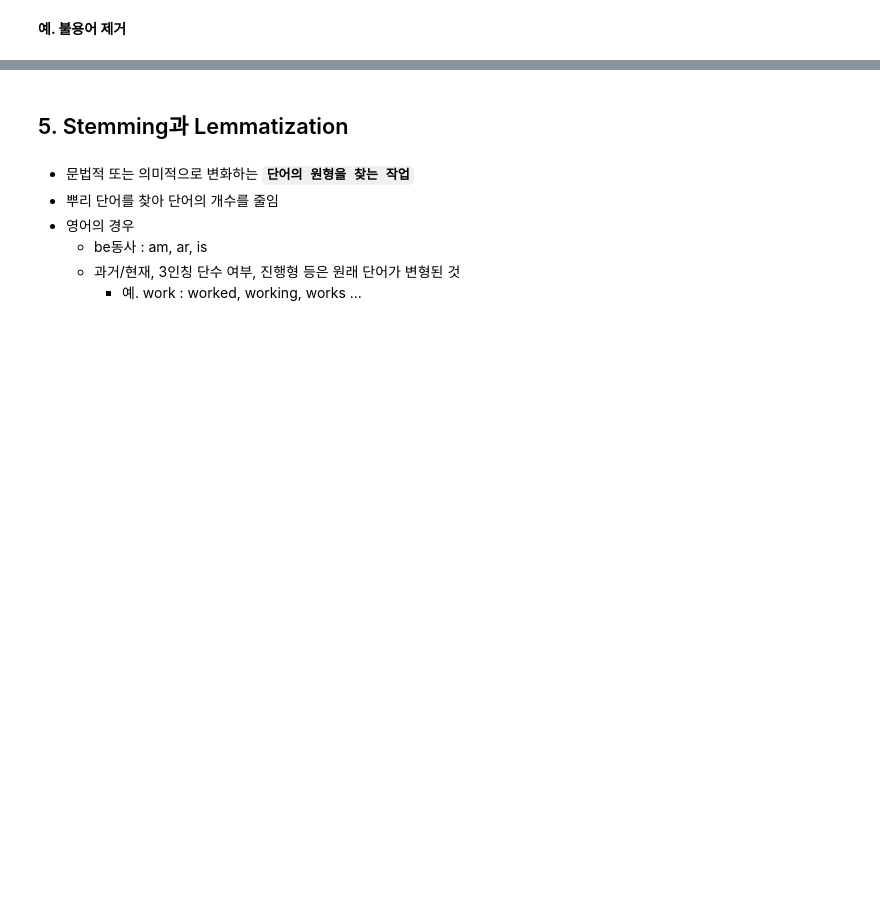
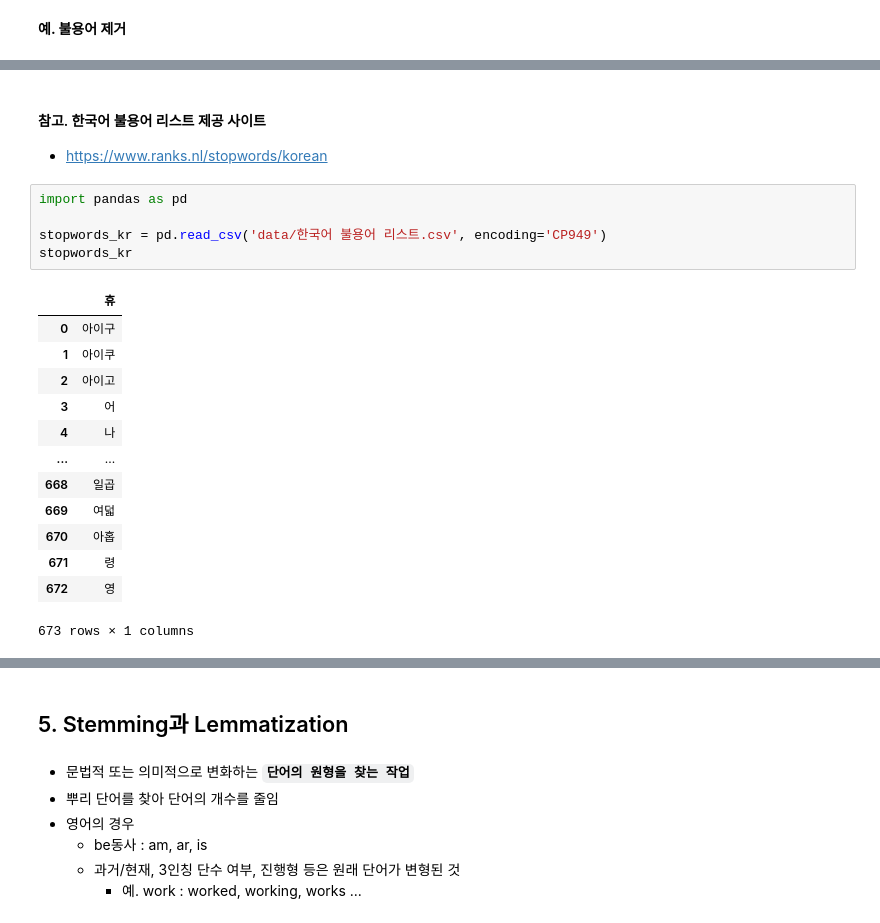
Before and after one commit to rlfgus0821/-HTML-, a Jupyter notebook: 08_text preprocessing/NLP_02_텍스트전처리02.ipynb, the cells around one changed output, grey strips where cells are left out. Saved outputs shown, nothing was run; the diff lists cells and outputs as text; blank space fills up the shorter version.

```diff
--- a/08_text preprocessing/NLP_02_텍스트전처리02.ipynb
+++ b/08_text preprocessing/NLP_02_텍스트전처리02.ipynb
@@ -344,0 +547,22 @@ Kkma().nouns(text2)
+# %% [markdown]
+#### 참고. 한국어 불용어 리스트 제공 사이트
+- https://www.ranks.nl/stopwords/korean
+# %%
+import pandas as pd
+
+stopwords_kr = pd.read_csv('data/한국어 불용어 리스트.csv', encoding='CP949')
+stopwords_kr
+# %% [output]
+|  | 휴 |
+| 0 | 아이구 |
+| 1 | 아이쿠 |
+| 2 | 아이고 |
+| 3 | 어 |
+| 4 | 나 |
+| ... | ... |
+| 668 | 일곱 |
+| 669 | 여덟 |
+| 670 | 아홉 |
+| 671 | 령 |
+| 672 | 영 |
+673 rows × 1 columns
```
Also changed, not shown: parts of 25 cells of this notebook, 2 other files.
